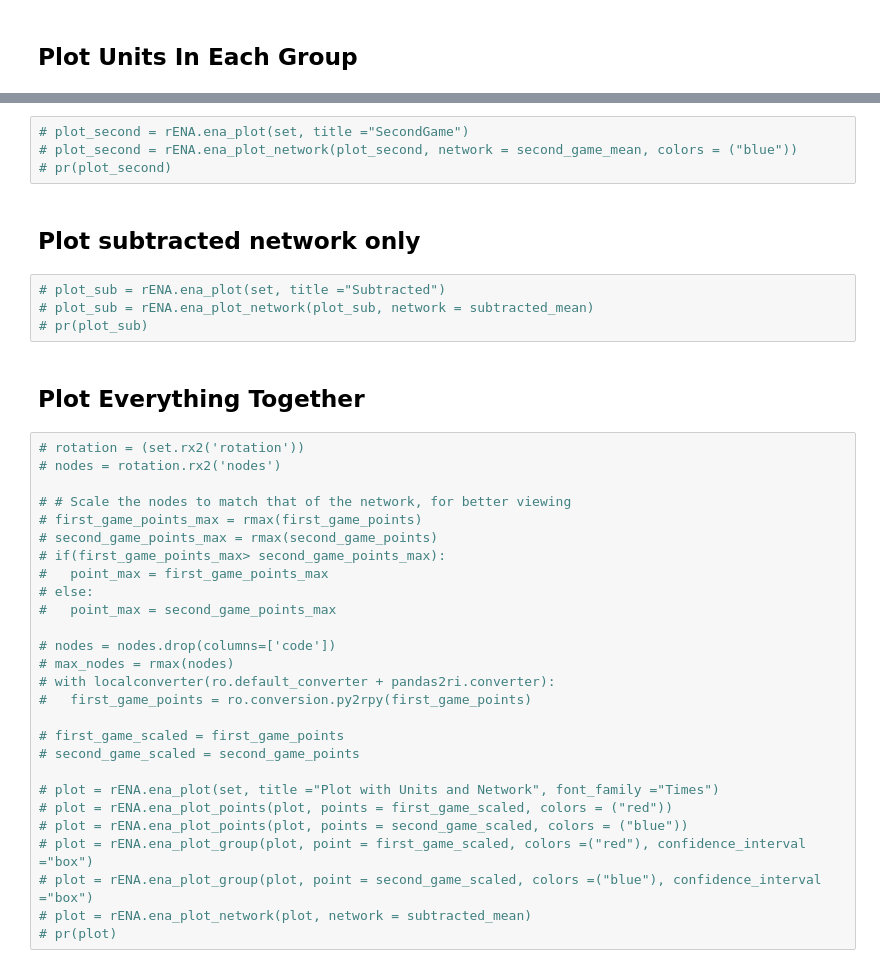
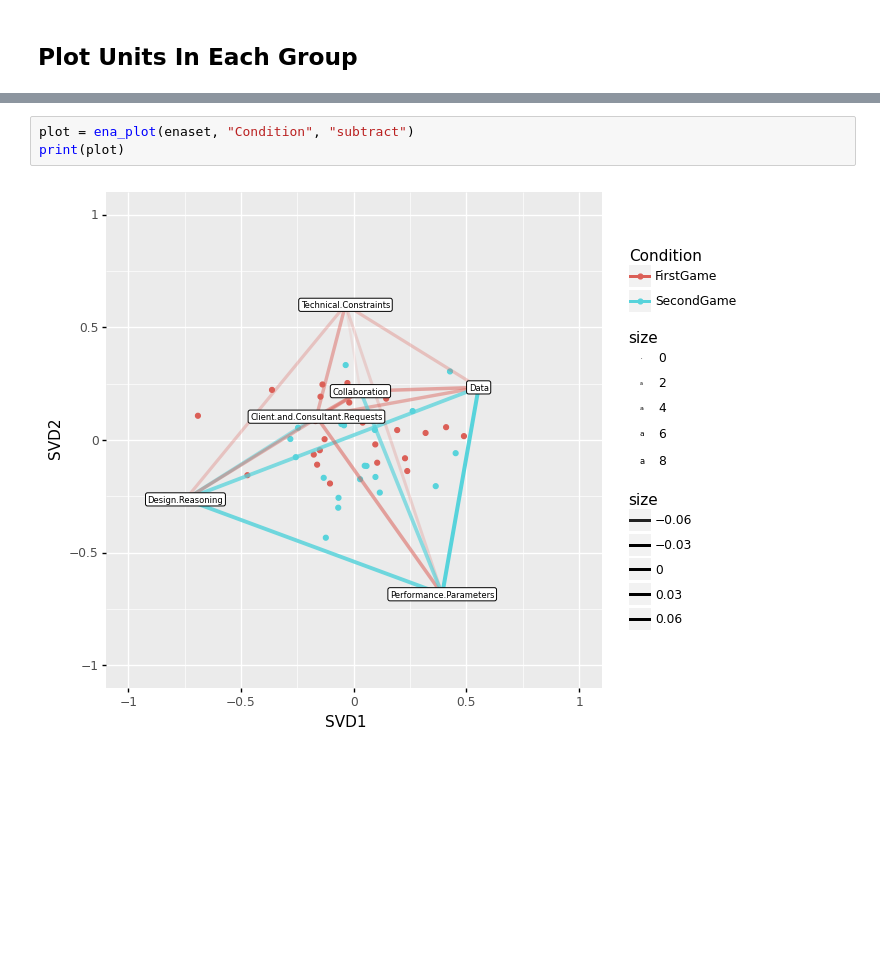
Before and after one commit to EducationalSciences693/ENAPY, a Jupyter notebook: examples/ena.ipynb, the cells around one changed output, grey strips where cells are left out. Saved outputs shown, nothing was run; the diff lists cells and outputs as text; blank space fills up the shorter version.

```diff
--- a/examples/ena.ipynb
+++ b/examples/ena.ipynb
@@ -187,39 +75,5 @@ print(plot)
-# %%
-# plot_second = rENA.ena_plot(set, title ="SecondGame")
-# plot_second = rENA.ena_plot_network(plot_second, network = second_game_mean, colors = ("blue"))
-# pr(plot_second)
-# %% [markdown]
-## Plot subtracted network only
-# %%
-# plot_sub = rENA.ena_plot(set, title ="Subtracted")
-# plot_sub = rENA.ena_plot_network(plot_sub, network = subtracted_mean)
-# pr(plot_sub)
-# %% [markdown]
-## Plot Everything Together
-# %%
-# rotation = (set.rx2('rotation'))
-# nodes = rotation.rx2('nodes')
-
-# # Scale the nodes to match that of the network, for better viewing
-# first_game_points_max = rmax(first_game_points)
-# second_game_points_max = rmax(second_game_points)
-# if(first_game_points_max> second_game_points_max):
-#   point_max = first_game_points_max
-# else:
-#   point_max = second_game_points_max
-
-# nodes = nodes.drop(columns=['code'])
-# max_nodes = rmax(nodes)
-# with localconverter(ro.default_converter + pandas2ri.converter):
-#   first_game_points = ro.conversion.py2rpy(first_game_points)
-
-# first_game_scaled = first_game_points
-# second_game_scaled = second_game_points
-
-# plot = rENA.ena_plot(set, title ="Plot with Units and Network", font_family ="Times")
-# plot = rENA.ena_plot_points(plot, points = first_game_scaled, colors = ("red"))
-# plot = rENA.ena_plot_points(plot, points = second_game_scaled, colors = ("blue"))
-# plot = rENA.ena_plot_group(plot, point = first_game_scaled, colors =("red"), confidence_interval ="box")
-# plot = rENA.ena_plot_group(plot, point = second_game_scaled, colors =("blue"), confidence_interval ="box")
-# plot = rENA.ena_plot_network(plot, network = subtracted_mean)
-# pr(plot)
+# %%
+plot = ena_plot(enaset, "Condition", "subtract")
+print(plot)
+# %% [output]
+[figure, added]
```
Also changed, not shown: parts of 17 cells of this notebook, 2 other files.
